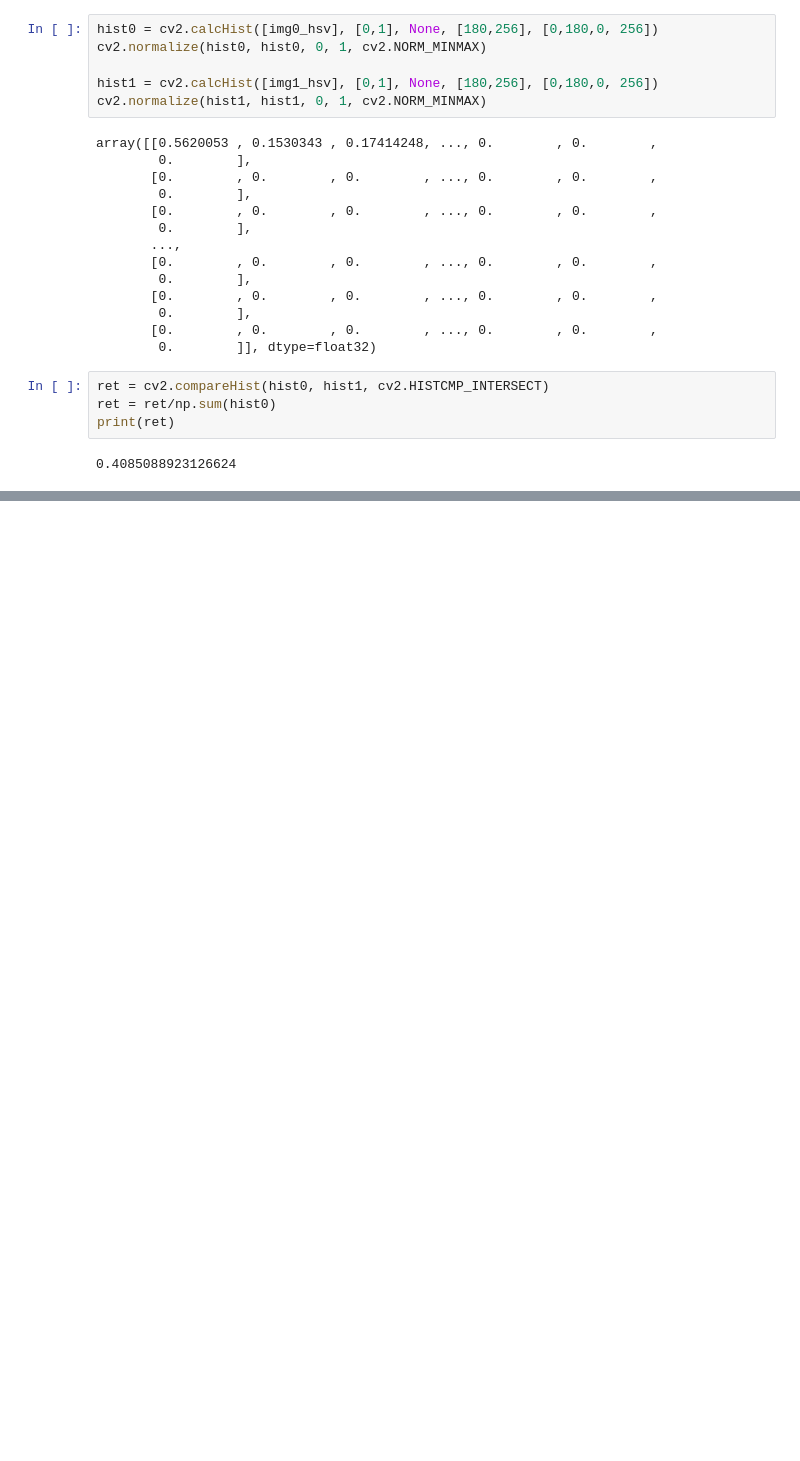
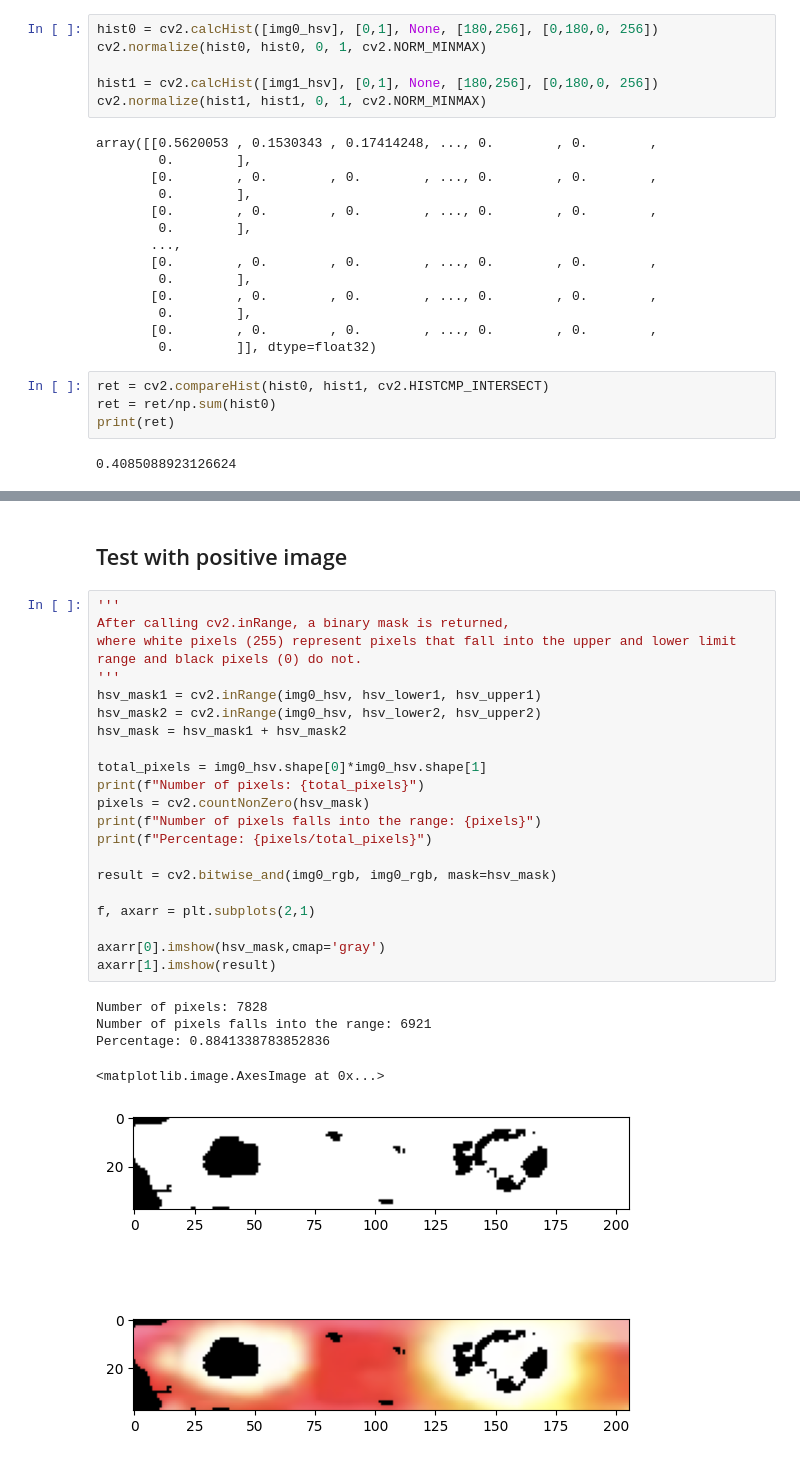
Before and after one commit to dynle/japanese-emergency-vehicles-detection, a Jupyter notebook: src/hsv.ipynb, the cells around one changed output, grey strips where cells are left out. Cells and saved outputs as stored; diff of their text form; blank space fills up the shorter version.

```diff
--- a/src/hsv.ipynb
+++ b/src/hsv.ipynb
@@ -83,0 +196,29 @@ print(ret)
+# %% [markdown]
+## Test with positive image
+# %%
+'''
+After calling cv2.inRange, a binary mask is returned,
+where white pixels (255) represent pixels that fall into the upper and lower limit range and black pixels (0) do not.
+'''
+hsv_mask1 = cv2.inRange(img0_hsv, hsv_lower1, hsv_upper1)
+hsv_mask2 = cv2.inRange(img0_hsv, hsv_lower2, hsv_upper2)
+hsv_mask = hsv_mask1 + hsv_mask2
+
+total_pixels = img0_hsv.shape[0]*img0_hsv.shape[1]
+print(f"Number of pixels: {total_pixels}")
+pixels = cv2.countNonZero(hsv_mask)
+print(f"Number of pixels falls into the range: {pixels}")
+print(f"Percentage: {pixels/total_pixels}")
+
+result = cv2.bitwise_and(img0_rgb, img0_rgb, mask=hsv_mask)
+
+f, axarr = plt.subplots(2,1)
+
+axarr[0].imshow(hsv_mask,cmap='gray')
+axarr[1].imshow(result)
+# %% [output]
+Number of pixels: 7828
+Number of pixels falls into the range: 6921
+Percentage: 0.8841338783852836
+<matplotlib.image.AxesImage at 0x...>
+[figure, added]
```
Also changed, not shown: parts of 14 cells of this notebook.
